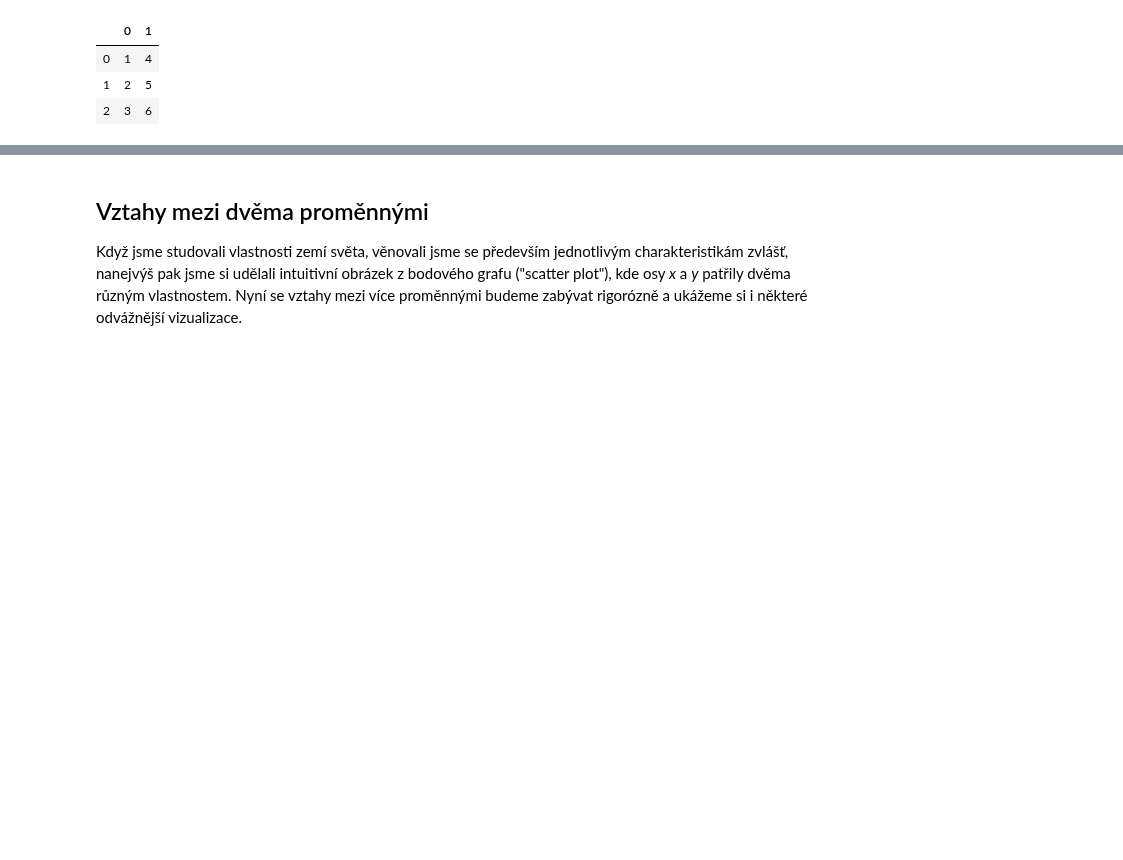
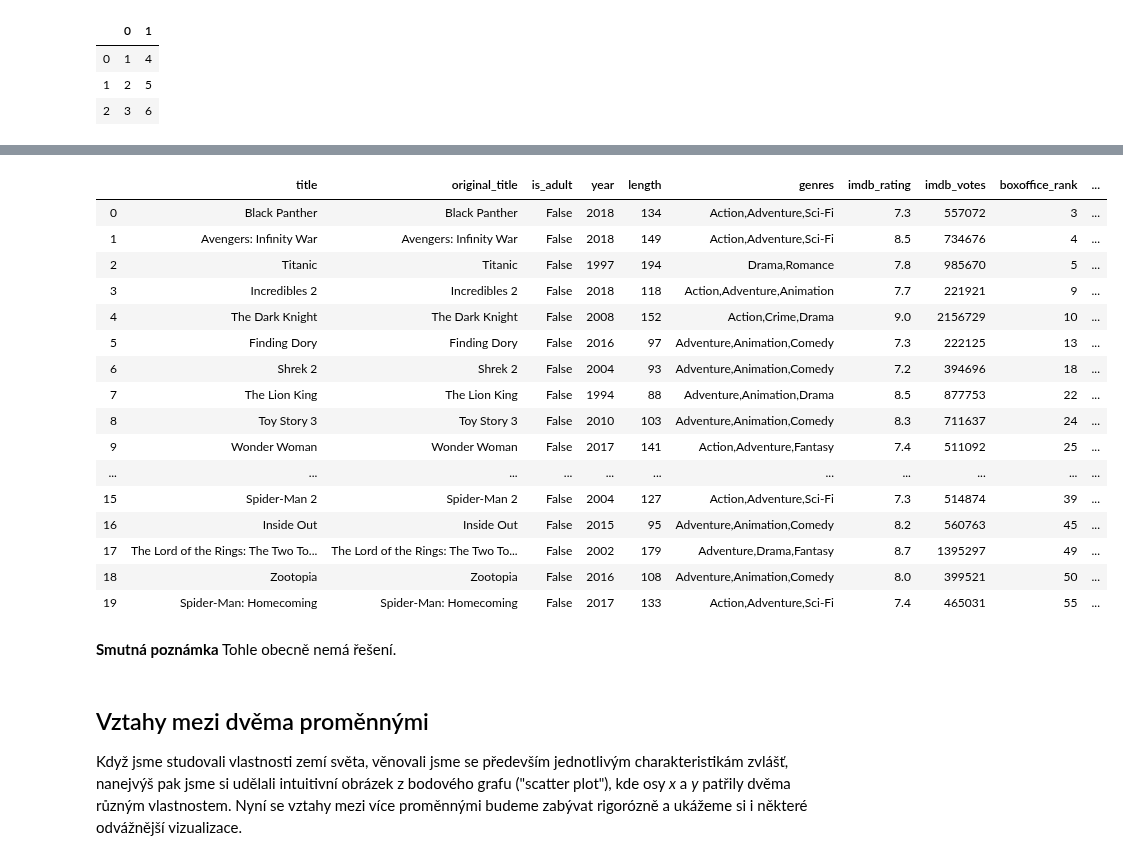
Before and after one commit to janpipek/naucse.python.cz, a Jupyter notebook: lessons/pydata/pandas_correlations/index.ipynb, the cells around one changed output, grey strips where cells are left out. Drawn from its saved outputs; the diff is of its cells as text; code cells hidden in the pictures; blank space fills up the shorter version.

```diff
--- a/lessons/pydata/pandas_correlations/index.ipynb
+++ b/lessons/pydata/pandas_correlations/index.ipynb
@@ -129,0 +515,15 @@ import seaborn as sns
+# %%
+rotten_tomatoes_beta = (rotten_tomatoes_raw
+    .drop_duplicates(subset=["Title"])
+    .assign(
+        title=lambda df: df["Title"].str.slice(0, -7),
+        year=lambda df: df["Title"].str.slice(-5, -1).astype(int)
+    )
+    .drop_duplicates(subset=["Title"])
+    .rename({
+        "RatingTomatometer": "tomatoes_rating",
+        "No. of Reviews": "tomatoes_votes",
+    }, axis="columns")
+    .drop(["Title", "Rank", "Genres"], axis="columns")
+)
+rotten_tomatoes_beta
@@ -129,0 +544,7 @@ import seaborn as sns
+# %%
+rotten_tomatoes = (rotten_tomatoes_beta
+    .assign(
+        title=rotten_tomatoes_beta["title"].str.rsplit("(", 1).apply(lambda x: x[0])
+    )
+)
+rotten_tomatoes
@@ -130,3 +580,31 @@ import seaborn as sns
+# %%
+movies_complete = pd.merge(
+    movies_with_rating_and_boxoffice,
+    rotten_tomatoes,
+    on=["title", "year"],
+    how="inner"
+)
+movies_complete.sort_values("boxoffice_rank").reset_index(drop=True).head(20)
+# %% [output]
+|  | title | original_title | is_adult | year | length | genres | imdb_rating | imdb_votes | boxoffice_rank | ... |
+| 0 | Black Panther | Black Panther | False | 2018 | 134 | Action,Adventure,Sci-Fi | 7.3 | 557072 | 3 | ... |
+| 1 | Avengers: Infinity War | Avengers: Infinity War | False | 2018 | 149 | Action,Adventure,Sci-Fi | 8.5 | 734676 | 4 | ... |
+| 2 | Titanic | Titanic | False | 1997 | 194 | Drama,Romance | 7.8 | 985670 | 5 | ... |
+| 3 | Incredibles 2 | Incredibles 2 | False | 2018 | 118 | Action,Adventure,Animation | 7.7 | 221921 | 9 | ... |
+| 4 | The Dark Knight | The Dark Knight | False | 2008 | 152 | Action,Crime,Drama | 9.0 | 2156729 | 10 | ... |
+| 5 | Finding Dory | Finding Dory | False | 2016 | 97 | Adventure,Animation,Comedy | 7.3 | 222125 | 13 | ... |
+| 6 | Shrek 2 | Shrek 2 | False | 2004 | 93 | Adventure,Animation,Comedy | 7.2 | 394696 | 18 | ... |
+| 7 | The Lion King | The Lion King | False | 1994 | 88 | Adventure,Animation,Drama | 8.5 | 877753 | 22 | ... |
+| 8 | Toy Story 3 | Toy Story 3 | False | 2010 | 103 | Adventure,Animation,Comedy | 8.3 | 711637 | 24 | ... |
+| 9 | Wonder Woman | Wonder Woman | False | 2017 | 141 | Action,Adventure,Fantasy | 7.4 | 511092 | 25 | ... |
+| ... | ... | ... | ... | ... | ... | ... | ... | ... | ... | ... |
+| 15 | Spider-Man 2 | Spider-Man 2 | False | 2004 | 127 | Action,Adventure,Sci-Fi | 7.3 | 514874 | 39 | ... |
+| 16 | Inside Out | Inside Out | False | 2015 | 95 | Adventure,Animation,Comedy | 8.2 | 560763 | 45 | ... |
+| 17 | The Lord of the Rings: The Two To... | The Lord of the Rings: The Two To... | False | 2002 | 179 | Adventure,Drama,Fantasy | 8.7 | 1395297 | 49 | ... |
+| 18 | Zootopia | Zootopia | False | 2016 | 108 | Adventure,Animation,Comedy | 8.0 | 399521 | 50 | ... |
+| 19 | Spider-Man: Homecoming | Spider-Man: Homecoming | False | 2017 | 133 | Action,Adventure,Sci-Fi | 7.4 | 465031 | 55 | ... |
+# %% [markdown]
+**Smutná poznámka** Tohle obecně nemá řešení.
 # %% [markdown]
 ## Vztahy mezi dvěma proměnnými
 
```
Also changed, not shown: parts of 60 cells of this notebook.
